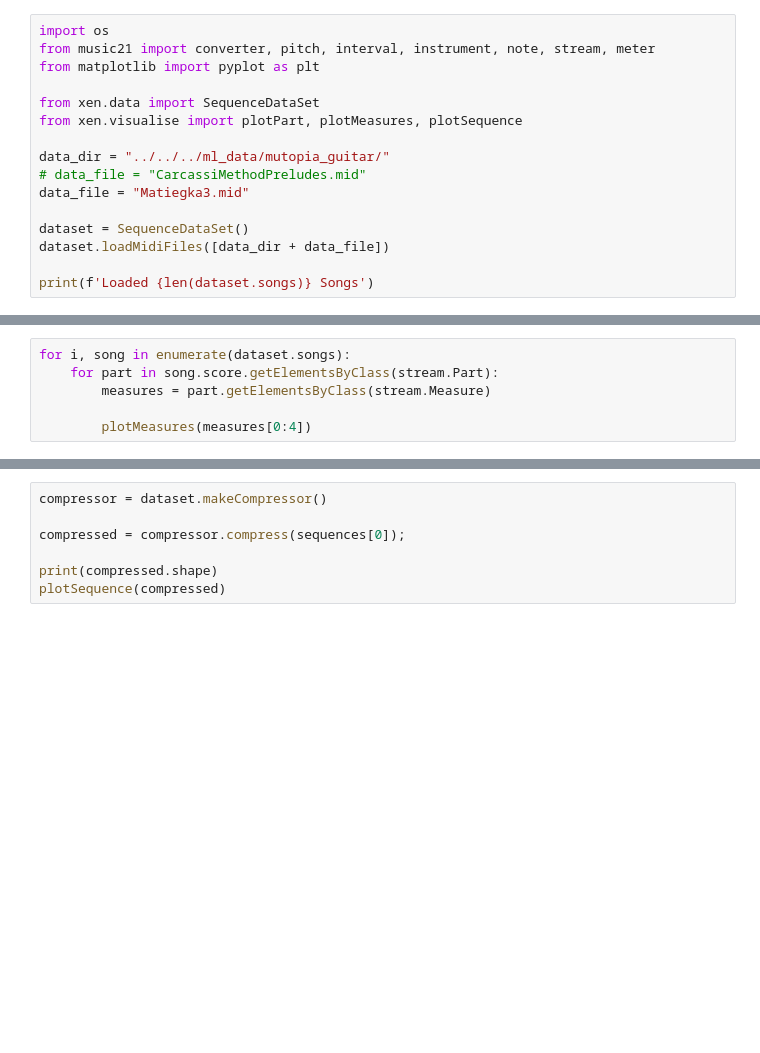
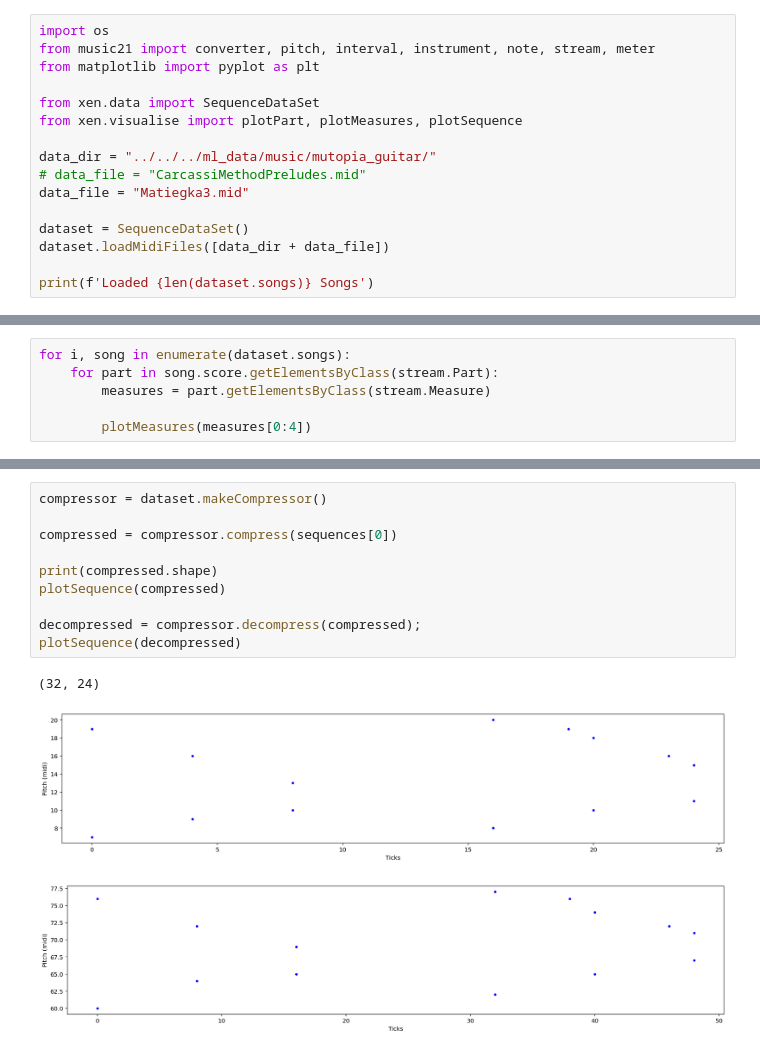
Before and after one commit to pigatron-industries/xen_machinelearning, a Jupyter notebook: python/data_visualise.ipynb, the cells around one changed output, grey strips where cells are left out. Drawn from its saved outputs; the diff is of its cells as text; blank space fills up the shorter version.

Commit message:
decompress sequences

```diff
--- a/python/data_visualise.ipynb
+++ b/python/data_visualise.ipynb
@@ -8,7 +8,7 @@ from matplotlib import pyplot as plt
 from xen.data import SequenceDataSet
 from xen.visualise import plotPart, plotMeasures, plotSequence
 
-data_dir = "../../../ml_data/mutopia_guitar/"
+data_dir = "../../../ml_data/music/mutopia_guitar/"
 # data_file = "CarcassiMethodPreludes.mid"
 data_file = "Matiegka3.mid"
 
@@ -41,7 +47,14 @@ plotSequence(sequences[0])
 # %%
 compressor = dataset.makeCompressor()
 
-compressed = compressor.compress(sequences[0]);
+compressed = compressor.compress(sequences[0])
 
 print(compressed.shape)
 plotSequence(compressed)
+
+decompressed = compressor.decompress(compressed);
+plotSequence(decompressed)
+# %% [output]
+(32, 24)
+[figure, added]
+[figure, added]
```
Also changed, not shown: parts of 2 cells of this notebook, 1 other file.
